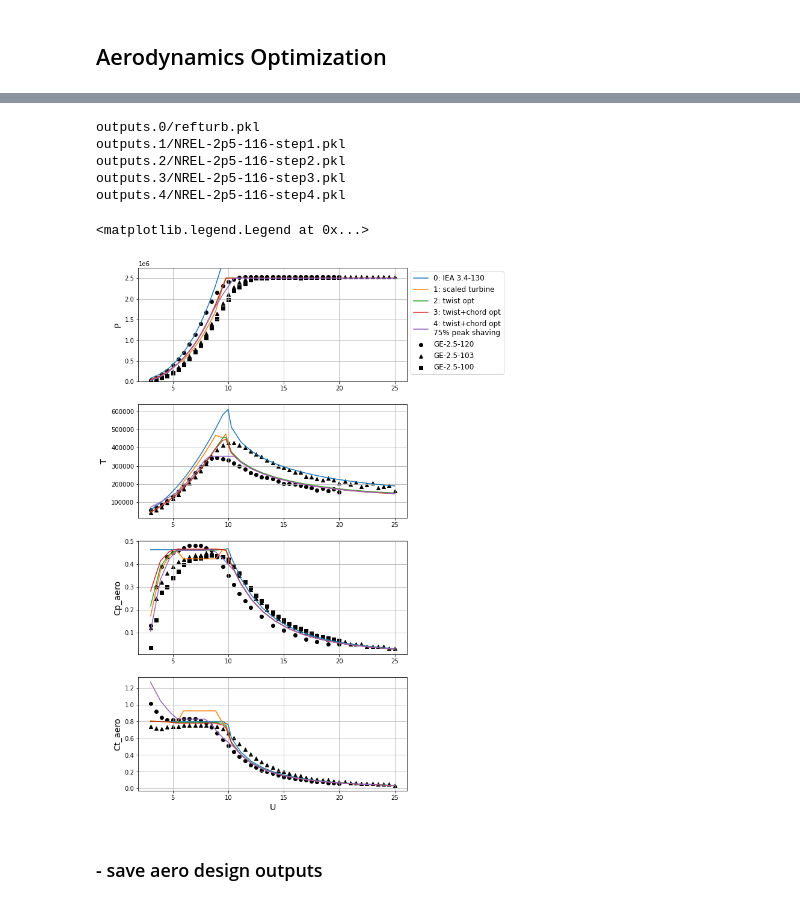
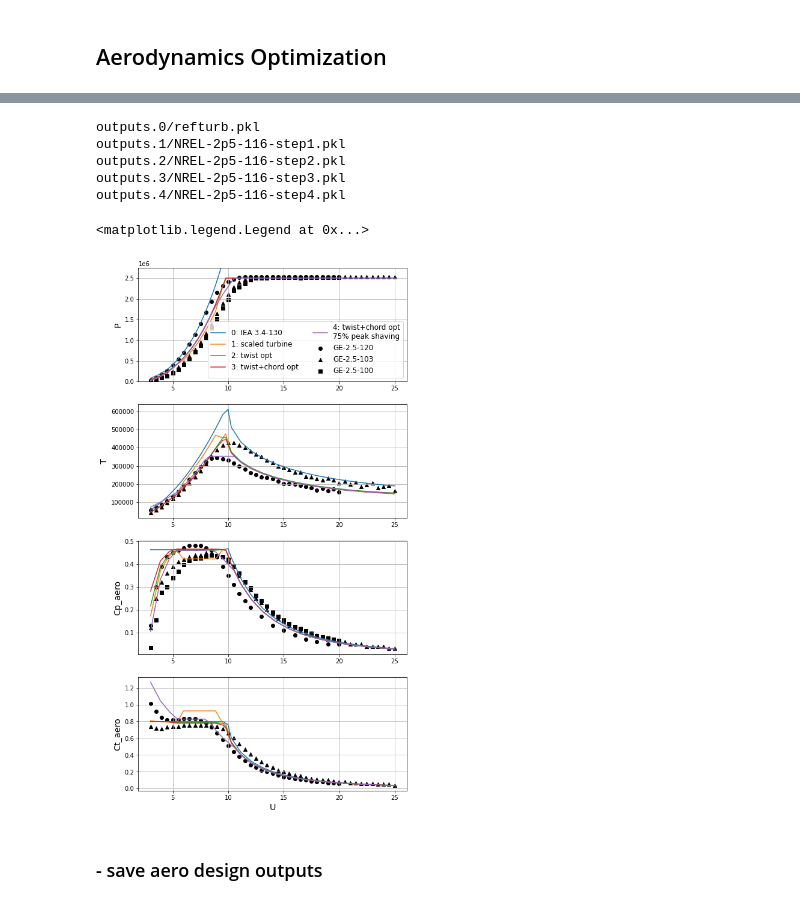
Before and after one commit to NREL/openfast-turbine-models, a Jupyter notebook: IEA-scaled/NREL-2.5-116/WISDEM/check_NREL-2p5-116.ipynb, the cells around one changed output, grey strips where cells are left out. Cells and saved outputs as stored; diff of their text form; code cells hidden in the pictures.

```diff
--- a/IEA-scaled/NREL-2.5-116/WISDEM/check_NREL-2p5-116.ipynb
+++ b/IEA-scaled/NREL-2.5-116/WISDEM/check_NREL-2p5-116.ipynb
@@ -83,8 +83,8 @@ for istep in aero_opt_steps[1:]:
     pfx = 'comp.wt.' if istep > 1 else 'wt.'
     xs = turb[pfx+'wt_init.blade.outer_shape_bem.compute_blade_outer_shape_bem.s_default']['value']
     sty = dict(color=colors[istep])
-    if istep == 4:
-        sty['linestyle'] = '--'
+    if istep == aero_opt_steps[-1]:
+        sty['linewidth'] = 3
     for i,qty in enumerate(shape_quantities):
         #df = turb[f'wt.wt_opt.blade.outer_shape_bem.compute_blade_outer_shape_bem.{qty}']
         df = turb[pfx+f'rotorse.ccblade.{qty}']
@@ -92,7 +92,8 @@ for istep in aero_opt_steps[1:]:
         ylabel = f'{qty} [{df["units"]}]'
         ax[i].set_ylabel(ylabel,fontsize='x-large')
     ax[-1].set_xlabel('x/R',fontsize='x-large')
-ax[0].legend(loc='upper left',bbox_to_anchor=(1,1),fontsize='large')
+#ax[0].legend(loc='upper left',bbox_to_anchor=(1,1),fontsize='large') # outside
+ax[0].legend(loc='best',fontsize='large')
 for axi in ax:
     axi.grid()
 
@@ -116,15 +117,16 @@ for istep in aero_opt_steps:
     pfx = 'comp.wt.' if istep > 1 else 'wt.'
     xs = turb[pfx+'wt_init.blade.outer_shape_bem.compute_blade_outer_shape_bem.s_default']['value']
     sty = dict(color=colors[istep])
-    if istep == 4:
-        sty['linestyle'] = '--'
+    if istep == aero_opt_steps[-1]:
+        sty['linewidth'] = 3
     for i,qty in enumerate(sectional_quantities):
         df = turb[pfx+f'rotorse.rp.powercurve.compute_power_curve.{qty}_regII']
         ylabel = f'{qty} [{df["units"]}]'
         ax[i].plot(xs,df['value'],label=legendnames[istep],**sty)
         ax[i].set_ylabel(qty,fontsize='x-large')
     ax[-1].set_xlabel('x/R',fontsize='x-large')
-ax[0].legend(loc='upper left',bbox_to_anchor=(1,1),fontsize='large')
+#ax[0].legend(loc='upper left',bbox_to_anchor=(1,1),fontsize='large') # outside
+ax[0].legend(loc='best',fontsize='large',ncol=2)
 for axi in ax:
     axi.grid()
 
@@ -145,37 +147,38 @@ for istep in aero_opt_steps:
     fpath = glob.glob(f'outputs.{istep}/*.pkl')[0]
     print(fpath)
     pkl = pickle.load(open(fpath,'rb'))
     turb = {keyval[0]: keyval[1] for keyval in pkl}
     pfx = 'comp.wt.' if istep > 1 else 'wt.'
     sty = dict(color=colors[istep])
-    if istep == 4:
-        sty['linestyle'] = '--'
+    if istep == aero_opt_steps[-1]:
+        sty['linewidth'] = 3
     ws = turb[pfx+'rotorse.rp.powercurve.compute_power_curve.V']['value']
     for i,qty in enumerate(powercurve_quantities):
         val = turb[pfx+f'rotorse.rp.powercurve.compute_power_curve.{qty}']['value']
         ax[i].plot(ws,val,label=legendnames[istep])
         ax[i].set_ylabel(qty,fontsize='x-large')
     ax[-1].set_xlabel('U',fontsize='x-large')
 for axi in ax:
     axi.grid()
 ax[0].set_ylim((0,1.1*rated_power))
 
 # add reference data
 for i,qty in enumerate(powercurve_quantities):
     for iref,(refname,refvals) in enumerate(ref.items()):
         if qty in refvals.columns:
             ax[i].scatter(refvals.index,refvals[qty],color='k',marker=markers[iref],label=refname)
-ax[0].legend(loc='upper left',bbox_to_anchor=(1,1),fontsize='large')
+#ax[0].legend(loc='upper left',bbox_to_anchor=(1,1),fontsize='large') # outside
+ax[0].legend(loc='best',fontsize='large',ncol=2)
 
 #fig.savefig(os.path.join(figdir,prefix+'_aero.png'),bbox_inches='tight')
 # %% [output]
 outputs.0/refturb.pkl
 outputs.1/NREL-2p5-116-step1.pkl
 outputs.2/NREL-2p5-116-step2.pkl
 outputs.3/NREL-2p5-116-step3.pkl
 outputs.4/NREL-2p5-116-step4.pkl
 <matplotlib.legend.Legend at 0x...>
-[figure, old version]
+[figure, new version]
 # %% [markdown]
 ### - save aero design outputs
 # %%
```
Also changed, not shown: parts of 5 cells of this notebook, 12 other files.
